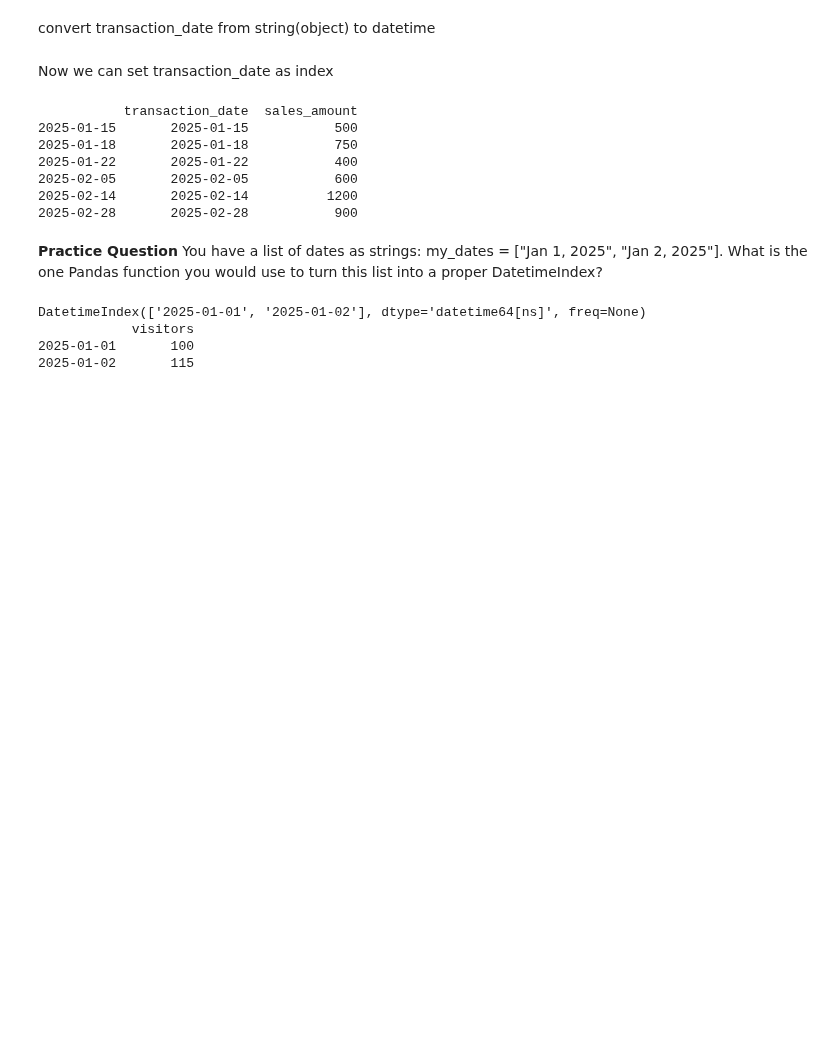
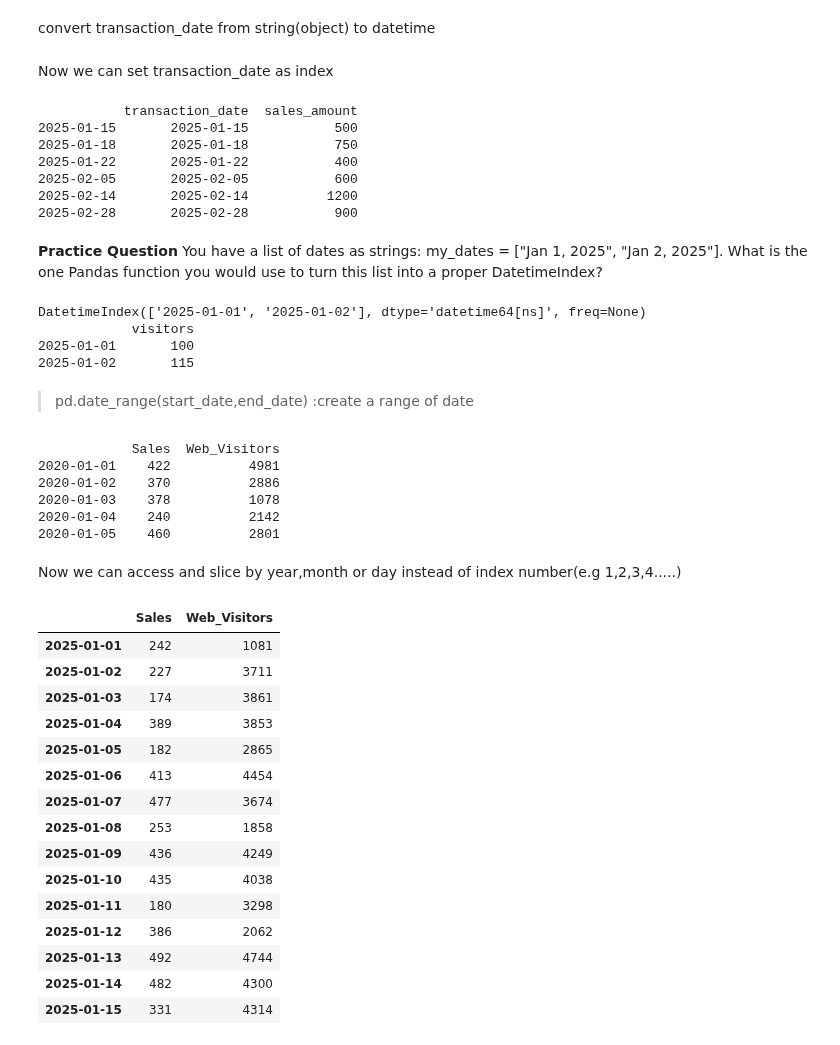
Before and after one commit to ak786abdullah/pandas-library-practice-, a Jupyter notebook: pandas practice, notes&projects (basic to advance).ipynb, the cells around one changed output. Drawn from its saved outputs; the diff is of its cells as text; code cells hidden in the pictures; blank space fills up the shorter version.

```diff
--- a/pandas practice, notes&projects (basic to advance).ipynb
+++ b/pandas practice, notes&projects (basic to advance).ipynb
@@ -1668,3 +1668,64 @@ DatetimeIndex(['2025-01-01', '2025-01-02'], dtype='datetime64[ns]', freq=None)
             visitors
 2025-01-01       100
 2025-01-02       115
+# %% [markdown]
+
+> pd.date_range(start_date,end_date) :create a range of date
+# %%
+import pandas as pd
+import numpy as np
+# 1. create date range from 2020-01-01 to 2025-12-31
+date=pd.date_range(start="2020-01-01",end="2025-12-31")
+# 2. Get the number of days we created
+num_day=len(date)
+# 3. Create some realistic-looking fake data
+# We'll create "Sales" and "Web_Visitors"
+sales_data=np.random.randint(100,500,num_day)
+visitor_data=np.random.randint(1000,5000,num_day)
+# 4. Create the DataFrame
+df = pd.DataFrame({
+    'Sales': sales_data,
+    'Web_Visitors': visitor_data
+})
+# set dates as index
+df.index=date
+print(df.head())
+# %% [output]
+            Sales  Web_Visitors
+2020-01-01    422          4981
+2020-01-02    370          2886
+2020-01-03    378          1078
+2020-01-04    240          2142
+2020-01-05    460          2801
+# %% [markdown]
+Now we can access and slice by year,month or day instead of index number(e.g 1,2,3,4.....)
+# %%
+# access 2023 sales (access by year)
+df.loc["2023"]
+# access 2022 to 2025 sales (slice by year)
+df.loc["2022":"2025"]
+# access sales of  3rd month of 2024 (access by month)
+df.loc["2024-03"]
+# access sales from 3 to 6 month of 2023 (slicing by month)
+df.loc["2023-03":"2023-06"]
+# access sales of  29 day of 3rd month of 2020('2020-03-29')
+df.loc['2020-03-29']
+# access 1st fifteen days of 1st month of  2025(slicing by day)
+df.loc["2025-01-01":"2025-01-15"]
+# %% [output]
+|  | Sales | Web_Visitors |
+| 2025-01-01 | 242 | 1081 |
+| 2025-01-02 | 227 | 3711 |
+| 2025-01-03 | 174 | 3861 |
+| 2025-01-04 | 389 | 3853 |
+| 2025-01-05 | 182 | 2865 |
+| 2025-01-06 | 413 | 4454 |
+| 2025-01-07 | 477 | 3674 |
+| 2025-01-08 | 253 | 1858 |
+| 2025-01-09 | 436 | 4249 |
+| 2025-01-10 | 435 | 4038 |
+| 2025-01-11 | 180 | 3298 |
+| 2025-01-12 | 386 | 2062 |
+| 2025-01-13 | 492 | 4744 |
+| 2025-01-14 | 482 | 4300 |
+| 2025-01-15 | 331 | 4314 |
```
